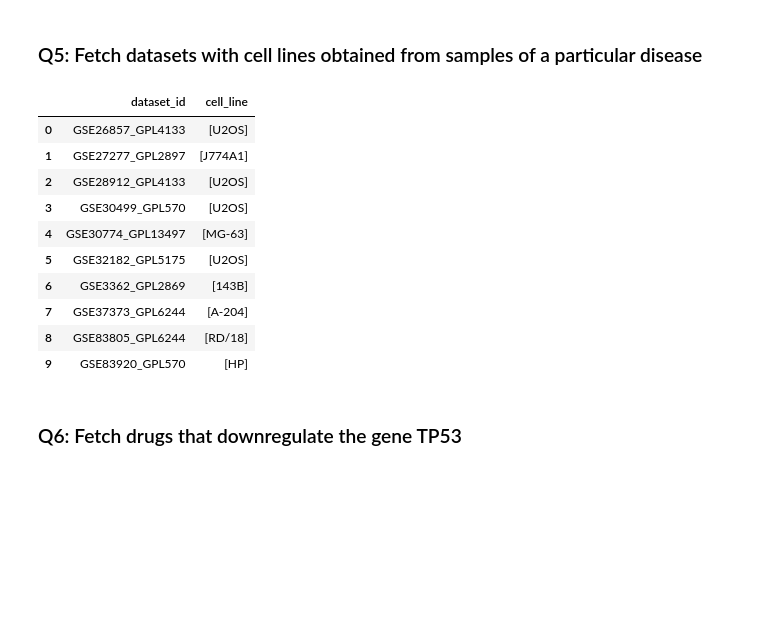
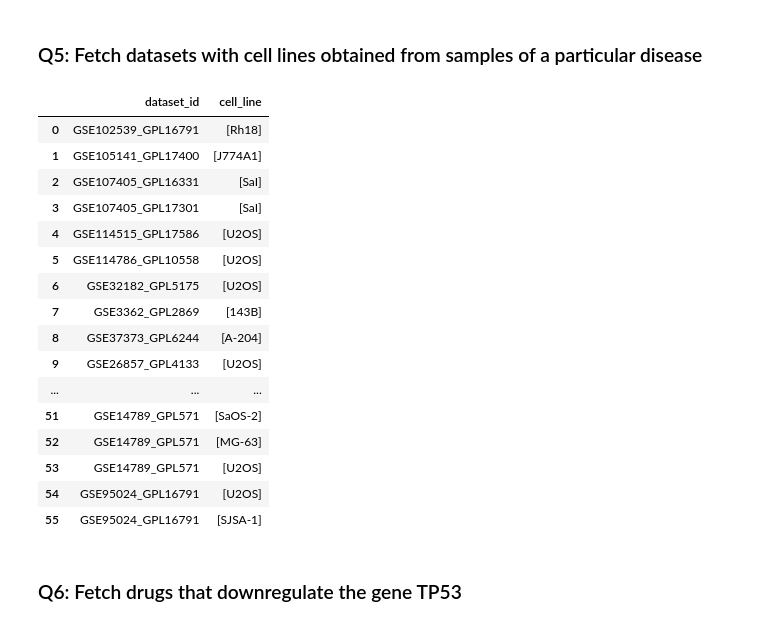
Before and after one commit to ElucidataInc/polly-python, a Jupyter notebook: Discover/pollygraph/Search_KG.ipynb, the cells around one changed output. Drawn from its saved outputs; the diff is of its cells as text; code cells hidden in the pictures; blank space fills up the shorter version.

```diff
--- a/Discover/pollygraph/Search_KG.ipynb
+++ b/Discover/pollygraph/Search_KG.ipynb
@@ -397,22 +408,28 @@ top_cat_df
 # %%
 query = """MATCH (p:dataset)--(y:ns0__cell_line)-[r:ns0__obtained_from_sample_with_disease]-(n:ns0__disease)
 WHERE ANY (x in n.ns0__synonyms + n.ns0__name where x CONTAINS("sarcoma"))
 RETURN p.src_dataset_id as dataset_id,y.ns0__name as cell_line;"""
 
 top_cat_df = pd.DataFrame([dict(_) for _ in pollygraph.query(query)])
-top_cat_df.head(n=10)
+top_cat_df
 # %% [output]
 |  | dataset_id | cell_line |
-| 0 | GSE26857_GPL4133 | [U2OS] |
-| 1 | GSE27277_GPL2897 | [J774A1] |
-| 2 | GSE28912_GPL4133 | [U2OS] |
-| 3 | GSE30499_GPL570 | [U2OS] |
-| 4 | GSE30774_GPL13497 | [MG-63] |
-| 5 | GSE32182_GPL5175 | [U2OS] |
-| 6 | GSE3362_GPL2869 | [143B] |
-| 7 | GSE37373_GPL6244 | [A-204] |
-| 8 | GSE83805_GPL6244 | [RD/18] |
-| 9 | GSE83920_GPL570 | [HP] |
+| 0 | GSE102539_GPL16791 | [Rh18] |
+| 1 | GSE105141_GPL17400 | [J774A1] |
+| 2 | GSE107405_GPL16331 | [SaI] |
+| 3 | GSE107405_GPL17301 | [SaI] |
+| 4 | GSE114515_GPL17586 | [U2OS] |
+| 5 | GSE114786_GPL10558 | [U2OS] |
+| 6 | GSE32182_GPL5175 | [U2OS] |
+| 7 | GSE3362_GPL2869 | [143B] |
+| 8 | GSE37373_GPL6244 | [A-204] |
+| 9 | GSE26857_GPL4133 | [U2OS] |
+| ... | ... | ... |
+| 51 | GSE14789_GPL571 | [SaOS-2] |
+| 52 | GSE14789_GPL571 | [MG-63] |
+| 53 | GSE14789_GPL571 | [U2OS] |
+| 54 | GSE95024_GPL16791 | [U2OS] |
+| 55 | GSE95024_GPL16791 | [SJSA-1] |
 # %% [markdown]
 ### Q6: Fetch drugs that downregulate the gene TP53
 # %%
```
Also changed, not shown: parts of 15 cells of this notebook.
